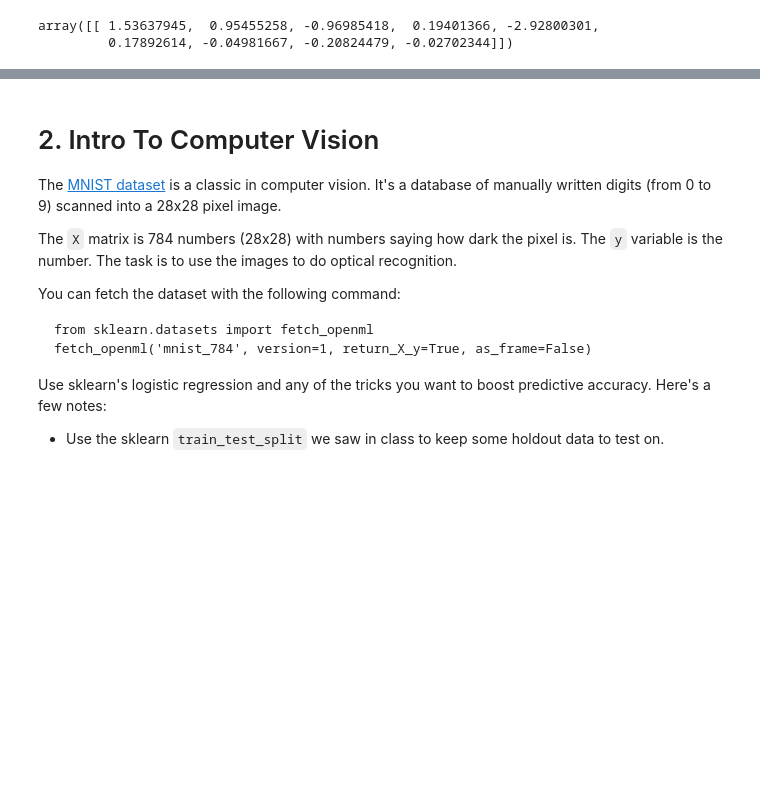
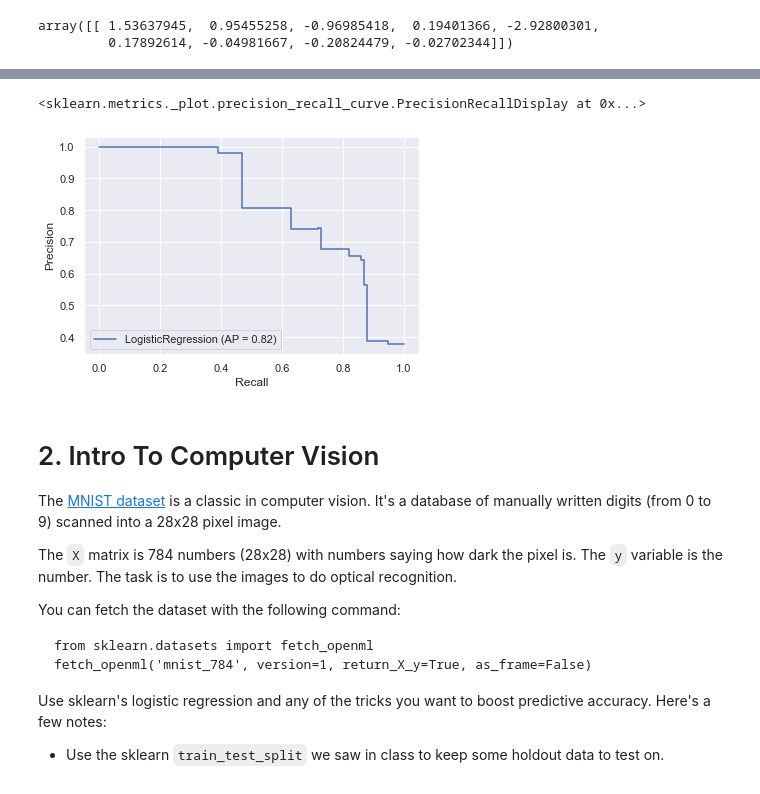
Before and after one commit to cb-ds-1/3-7-glm, a Jupyter notebook: workshop.ipynb, the cells around one changed output, grey strips where cells are left out. Drawn from its saved outputs; the diff is of its cells as text; code cells hidden in the pictures; blank space fills up the shorter version.

```diff
--- a/workshop.ipynb
+++ b/workshop.ipynb
@@ -161,3 +193,9 @@ NameError: name 'LinearRegression' is not defined
+# %%
+#Plot precision_recall curve
+plot_precision_recall_curve(log_reg, X_test, y_test)
+# %% [output]
+<sklearn.metrics._plot.precision_recall_curve.PrecisionRecallDisplay at 0x...>
+[figure, added]
 # %% [markdown]
 # 2. Intro To Computer Vision
 
```
Also changed, not shown: parts of 53 cells of this notebook.
